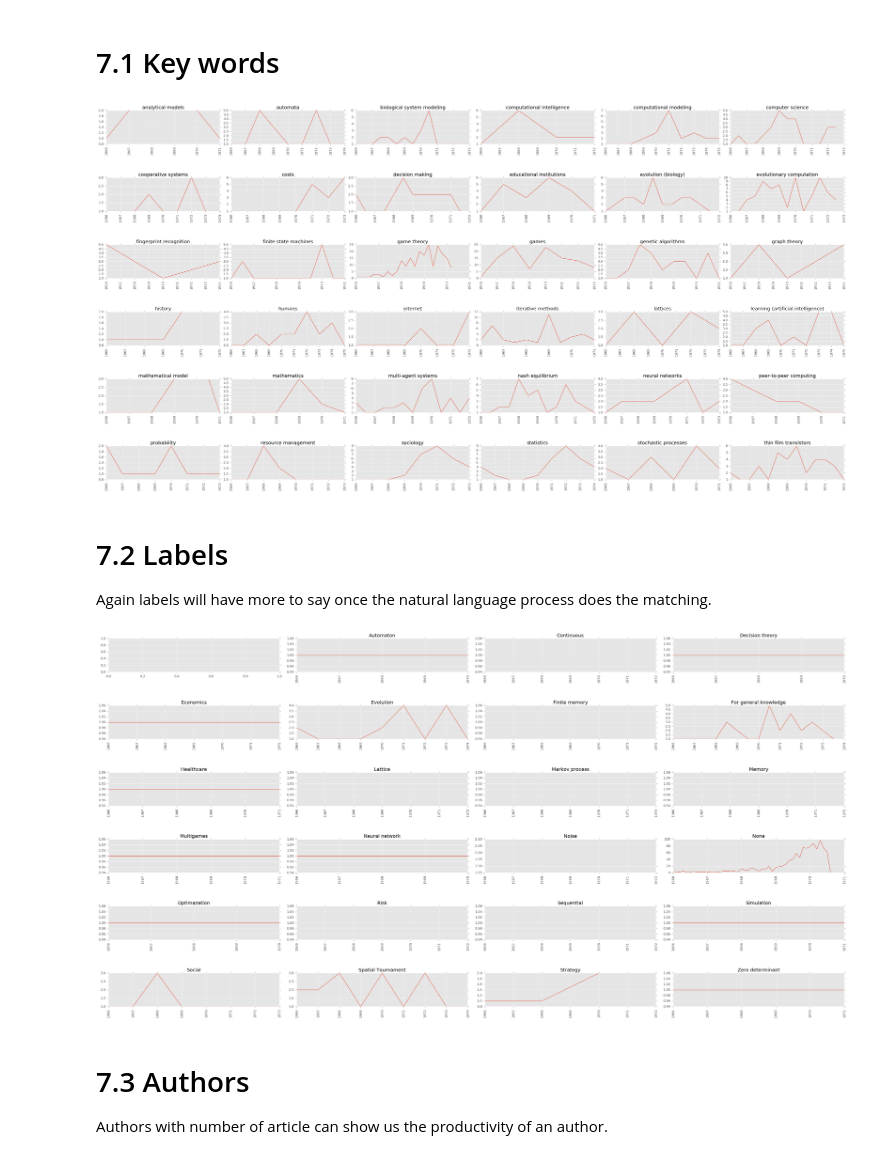
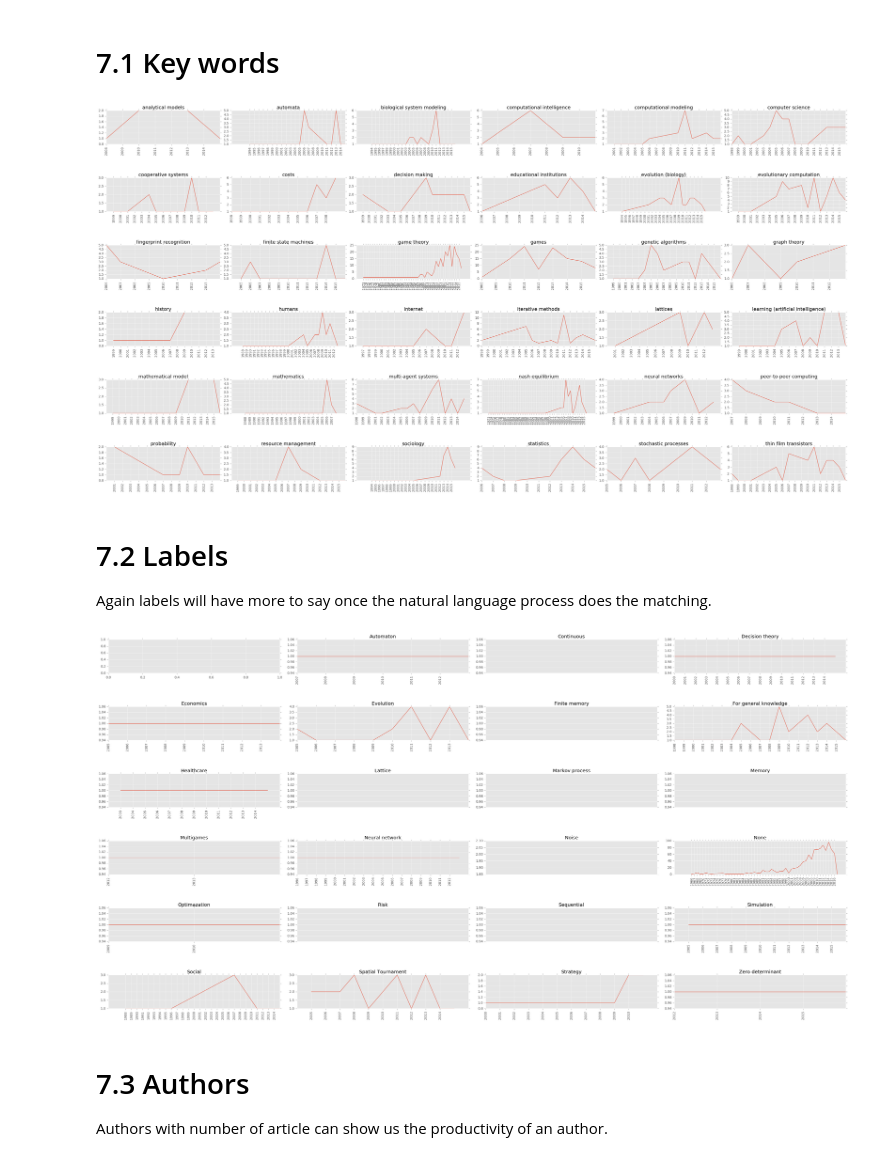
Before and after one commit to Nikoleta-v3/Axelbib, a Jupyter notebook: scraping/Analysis of Results/Initial Analysis.ipynb, the cells around one changed output. Saved outputs shown, nothing was run; the diff lists cells and outputs as text; code cells hidden in the pictures.

```diff
--- a/scraping/Analysis of Results/Initial Analysis.ipynb
+++ b/scraping/Analysis of Results/Initial Analysis.ipynb
@@ -41,3 +49,24 @@ len(df['title'].unique()), len(df['unique_key'].unique())
+# %%
+def compare(s, t):
+    return sorted(s) == sorted(t)
+# %%
+# a function to fix the names. When are two names the same?
+for i in df.author.unique():
+    for j in df.author.unique():
+        author1 = i.split()
+        author2 = j.split()
+        if compare(author1, author2):
+            df.author = df.author.replace(j, i)
+
+        else:
+            author1 = i.split()
+            author2 = j.split()
+            au1_init = [init[0] for init in author1]
+            au2_init = [init[0] for init in author2]
+            if len(set(author1).intersection(set(author2)))/ len(author1) >= 0.6 and compare(au1_init, au2_init) :
+                df.author = df.author.replace(j, i)
+# exception
+df.author = df.author.replace("matjaz perc", "matjaž perc")
 # %% [markdown]
 Tables
 ======
@@ -271,18 +296,20 @@ key_word_trend = pd.DataFrame(key_word_trend)
 # %%
 fig, axs = plt.subplots(6,6, figsize=(40, 20), facecolor='w', edgecolor='k')
 fig.subplots_adjust(hspace = 1, wspace=.1)
 
 axs = axs.ravel()
 i = 0
 
 for groupID, data in key_word_trend.groupby(level='key_word'):
 
-    axs[i].plot(data.values.ravel())
-    axs[i].set_xticklabels(years, rotation=90)
+    axs[i].plot(data.index.get_level_values('date'), data.values.ravel())
+    dates = data.index.get_level_values('date')
+    axs[i].set_xticks(range(dates.min(), dates.max()))
+    axs[i].set_xticklabels(range(dates.min(), dates.max()), rotation=90)
     axs[i].set_title('{}'.format(groupID))
     i += 1
 # %% [output]
-[figure, old version]
+[figure, new version]
 # %% [markdown]
 # 7.2 Labels
 
@@ -299,12 +326,14 @@ i = 1
 
 for groupID, data in labels_trend.groupby(level='labels'):
 
-    axs[i].plot(data.values.ravel())
-    axs[i].set_xticklabels(years, rotation=90)
+    axs[i].plot(data.index.get_level_values('date'), data.values.ravel())
+    dates = data.index.get_level_values('date')
+    axs[i].set_xticks(range(dates.min(), dates.max()))
+    axs[i].set_xticklabels(range(dates.min(), dates.max()), rotation=90)
     axs[i].set_title('{}'.format(groupID))
     i += 1
 # %% [output]
-[figure, old version]
+[figure, new version]
 # %% [markdown]
 # 7.3 Authors
 
```
Also changed, not shown: parts of 22 cells of this notebook, 2 other files.
